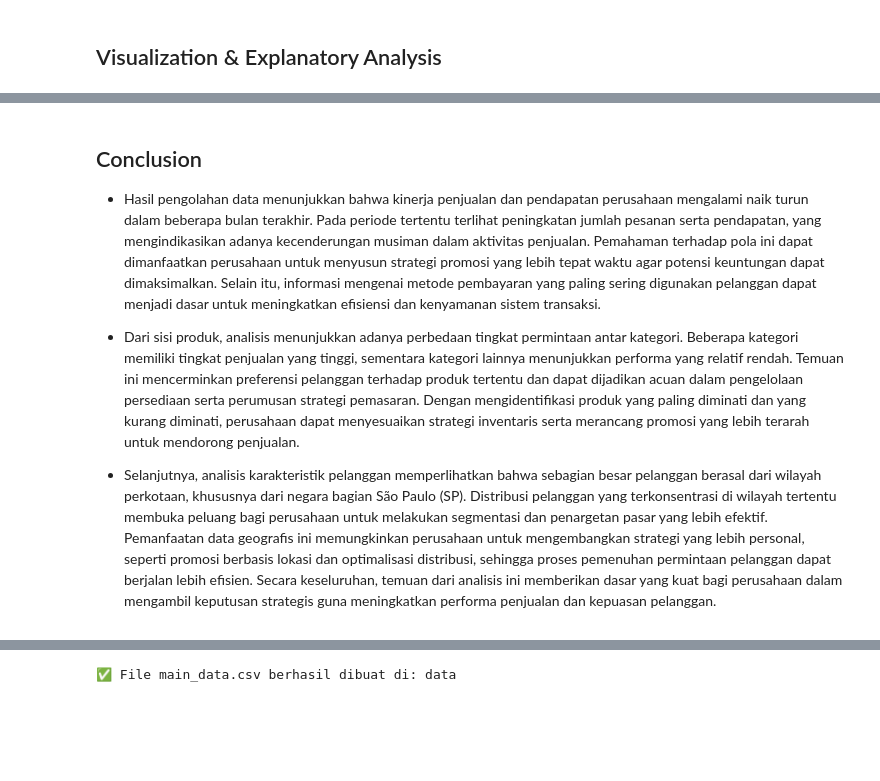
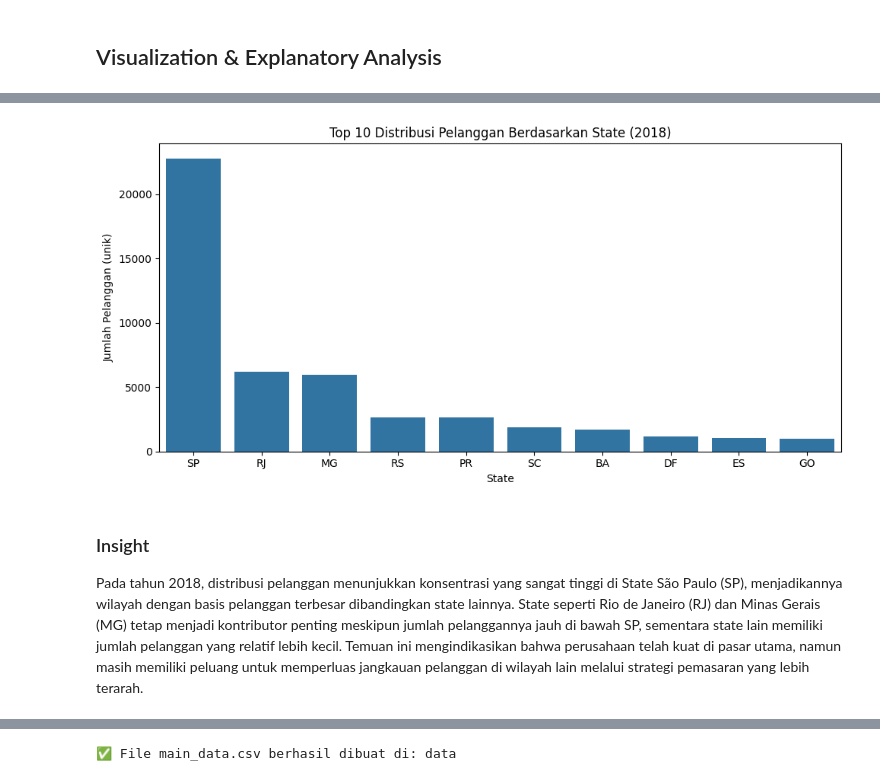
Before and after one commit to yudhakr/E-Commerce, a Jupyter notebook: notebook.ipynb, the cells around one changed output, grey strips where cells are left out. Saved outputs shown, nothing was run; the diff lists cells and outputs as text; code cells hidden in the pictures; blank space fills up the shorter version.

```diff
--- a/notebook.ipynb
+++ b/notebook.ipynb
@@ -516,8 +736,30 @@ plt.show()
-# %% [markdown]
-## Conclusion
-
-- Hasil pengolahan data menunjukkan bahwa kinerja penjualan dan pendapatan perusahaan mengalami naik turun dalam beberapa bulan terakhir. Pada periode tertentu terlihat peningkatan jumlah pesanan serta pendapatan, yang mengindikasikan adanya kecenderungan musiman dalam aktivitas penjualan. Pemahaman terhadap pola ini dapat dimanfaatkan perusahaan untuk menyusun strategi promosi yang lebih tepat waktu agar potensi keuntungan dapat dimaksimalkan. Selain itu, informasi mengenai metode pembayaran yang paling sering digunakan pelanggan dapat menjadi dasar untuk meningkatkan efisiensi dan kenyamanan sistem transaksi.
-
-- Dari sisi produk, analisis menunjukkan adanya perbedaan tingkat permintaan antar kategori. Beberapa kategori memiliki tingkat penjualan yang tinggi, sementara kategori lainnya menunjukkan performa yang relatif rendah. Temuan ini mencerminkan preferensi pelanggan terhadap produk tertentu dan dapat dijadikan acuan dalam pengelolaan persediaan serta perumusan strategi pemasaran. Dengan mengidentifikasi produk yang paling diminati dan yang kurang diminati, perusahaan dapat menyesuaikan strategi inventaris serta merancang promosi yang lebih terarah untuk mendorong penjualan.
-
-- Selanjutnya, analisis karakteristik pelanggan memperlihatkan bahwa sebagian besar pelanggan berasal dari wilayah perkotaan, khususnya dari negara bagian São Paulo (SP). Distribusi pelanggan yang terkonsentrasi di wilayah tertentu membuka peluang bagi perusahaan untuk melakukan segmentasi dan penargetan pasar yang lebih efektif. Pemanfaatan data geografis ini memungkinkan perusahaan untuk mengembangkan strategi yang lebih personal, seperti promosi berbasis lokasi dan optimalisasi distribusi, sehingga proses pemenuhan permintaan pelanggan dapat berjalan lebih efisien. Secara keseluruhan, temuan dari analisis ini memberikan dasar yang kuat bagi perusahaan dalam mengambil keputusan strategis guna meningkatkan performa penjualan dan kepuasan pelanggan.
+# %%
+# Filter orders tahun 2018
+orders_2018 = orders_df[
+    orders_df["order_purchase_timestamp"].between("2018-01-01", "2018-12-31")
+]
+
+# Hitung pelanggan unik per state
+top10_state_2018 = (
+    orders_2018
+    .merge(customers_df, on="customer_id")
+    .groupby("customer_state")["customer_unique_id"]
+    .nunique()
+    .sort_values(ascending=False)
+    .head(10)
+)
+
+# Visualisasi
+plt.figure(figsize=(10, 5))
+sns.barplot(x=top10_state_2018.index, y=top10_state_2018.values)
+
+plt.title("Top 10 Distribusi Pelanggan Berdasarkan State (2018)")
+plt.xlabel("State")
+plt.ylabel("Jumlah Pelanggan (unik)")
+plt.tight_layout()
+plt.show()
+# %% [output]
+[figure, added]
+# %% [markdown]
+### Insight
+Pada tahun 2018, distribusi pelanggan menunjukkan konsentrasi yang sangat tinggi di State São Paulo (SP), menjadikannya wilayah dengan basis pelanggan terbesar dibandingkan state lainnya. State seperti Rio de Janeiro (RJ) dan Minas Gerais (MG) tetap menjadi kontributor penting meskipun jumlah pelanggannya jauh di bawah SP, sementara state lain memiliki jumlah pelanggan yang relatif lebih kecil. Temuan ini mengindikasikan bahwa perusahaan telah kuat di pasar utama, namun masih memiliki peluang untuk memperluas jangkauan pelanggan di wilayah lain melalui strategi pemasaran yang lebih terarah.
```
Also changed, not shown: parts of 40 cells of this notebook, 1 other file.
